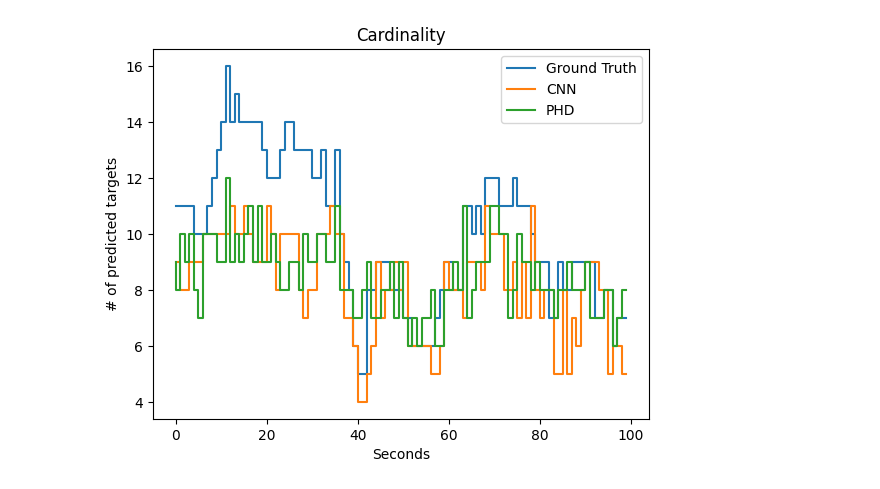
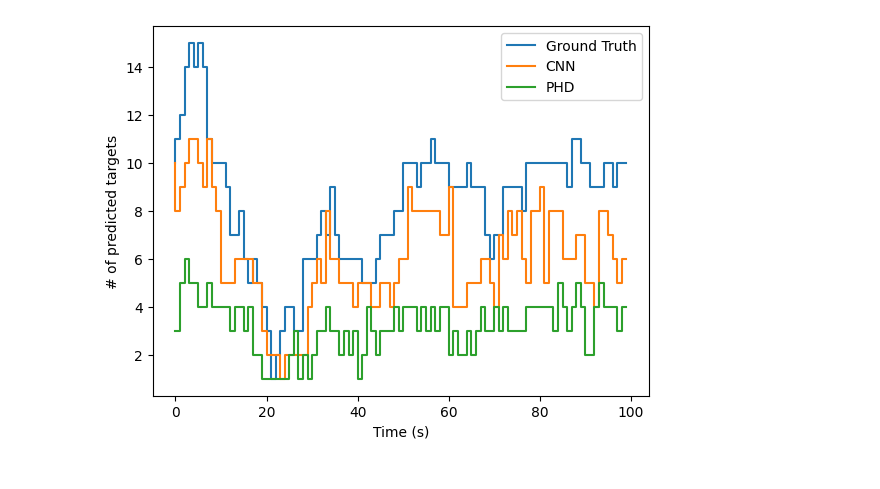
Before and after one commit to Damowerko/mtt, a Jupyter notebook: scripts/evaluate.ipynb, the cells around one changed output. Saved outputs shown, nothing was run; the diff lists cells and outputs as text; code cells hidden in the pictures.

```diff
--- a/scripts/evaluate.ipynb
+++ b/scripts/evaluate.ipynb
@@ -20,20 +22,31 @@ from mtt.phd import phd_filter, positions_from_phd
 
 rng = np.random.default_rng()
 # %%
-scale = 2
+scale = 1
+
 
 def init_simulator():
     return Simulator(window=1000 * scale)
 
-online_dataset = OnlineDataset(n_steps=119, sigma_position=10, length=20, img_size=scale * 128, device="cuda", init_simulator=init_simulator)
+
+online_dataset = OnlineDataset(
+    n_steps=119,
+    sigma_position=10,
+    length=20,
+    img_size=scale * 128,
+    device="cuda",
+    init_simulator=init_simulator,
+)
 with open(f"../data/test/{scale}km/simulations.pkl", "rb") as f:
     dataset_vectors = pkl.load(f)
 
-dataset_idx = 1
+dataset_idx = 42
 images = map(online_dataset.vectors_to_images, *zip(*dataset_vectors[dataset_idx]))
 stacked = list(online_dataset.stack_images(images))
 # %%
 simulator = dataset_vectors[0][0][4]
 window = simulator.window
-extent = [-window/2, window/2, -window/2, window/2]
-n_detections = simulator.n_sensors * np.pi * simulator.sensors[0].range_max ** 2 / 1000 ** 2
+extent = [-window / 2, window / 2, -window / 2, window / 2]
+n_detections = (
+    simulator.n_sensors * np.pi * simulator.sensors[0].range_max ** 2 / 1000**2
+)
@@ -56,10 +68,10 @@ predictions_cnn = []
 for i in range(n):
     predictions_cnn.append(find_peaks(pred_img[i][filt_idx], width=window)[0])
 # %%
-# with open("../data/test/phd.pkl", "rb") as f:
-#     dataset_phd = pkl.load(f)
-# phd = dataset_phd[dataset_idx][online_dataset.length-1:]
-# predictions_phd = []
-# for i in range(n):
-#     predictions_phd.append(positions_from_phd(phd[i], n_detections))
+with open(f"../data/test/{scale}km/phd.pkl", "rb") as f:
+    dataset_phd = pkl.load(f)
+phd = dataset_phd[dataset_idx][online_dataset.length-1:]
+predictions_phd = []
+for i in range(n):
+    predictions_phd.append(positions_from_phd(phd[i], n_detections))
 # %%
@@ -92,16 +111,15 @@ card_cnn = np.array([len(p) for p in predictions_cnn])
 card_phd = np.array([len(p) for p in predictions_phd])
 # %%
 # plot cardinality
-plt.title("Cardinality")
 plt.step(np.arange(n), card_true, label="Ground Truth")
 plt.step(np.arange(n), card_cnn, label="CNN")
 plt.step(np.arange(n), card_phd, label="PHD")
-plt.xlabel("Seconds")
+plt.xlabel("Time (s)")
 plt.ylabel("# of predicted targets")
 plt.legend()
 plt.savefig("../figures/cardinality.png")
 # %% [output]
-[figure, old version]
+[figure, new version]
 # %%
 ospa_cnn = []
 ospa_phd = []
```
Also changed, not shown: parts of 7 cells of this notebook, 2 other files.
